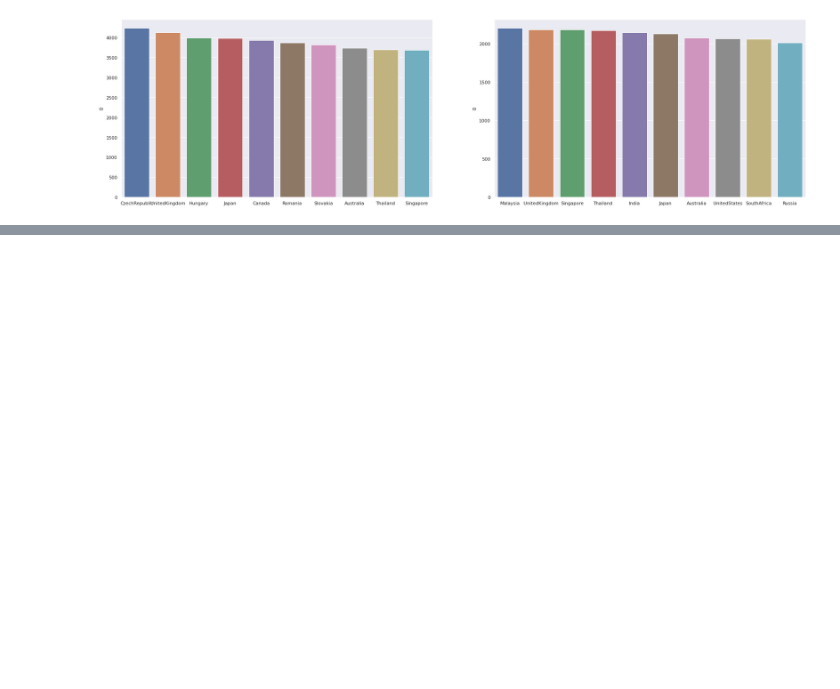
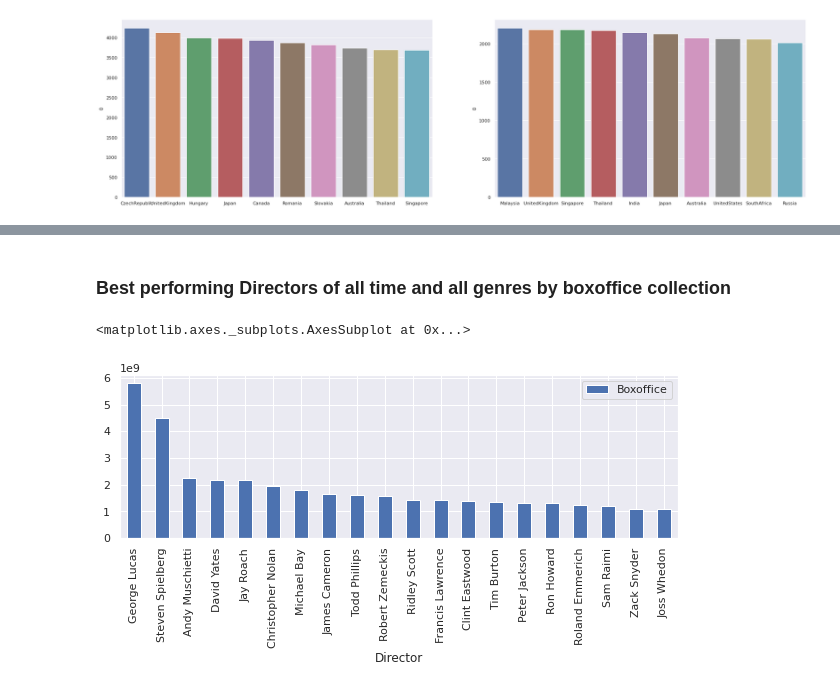
Before and after one commit to rajput-t/netflix_nlp_p1, a Jupyter notebook: Netflix.ipynb, the cells around one changed output, grey strips where cells are left out. Saved outputs shown, nothing was run; the diff lists cells and outputs as text; code cells hidden in the pictures; blank space fills up the shorter version.

```diff
--- a/Netflix.ipynb
+++ b/Netflix.ipynb
@@ -137,0 +137,10 @@ Index(['Title', 'Genre', 'Tags', 'Languages', 'Series or Movie',
+# %% [markdown]
+### Best performing Directors of all time and all genres by boxoffice collection
+# %%
+sns.set(rc={'figure.figsize':(10,3)})
+df2=df[['Director','Boxoffice']].groupby(['Director']).sum('Boxoffice')
+df2=df2.sort_values('Boxoffice',ascending=False)
+df2[0:20].plot(kind='bar')
+# %% [output]
+<matplotlib.axes._subplots.AxesSubplot at 0x...>
+[figure, added]
```
Also changed, not shown: parts of 10 cells of this notebook.
